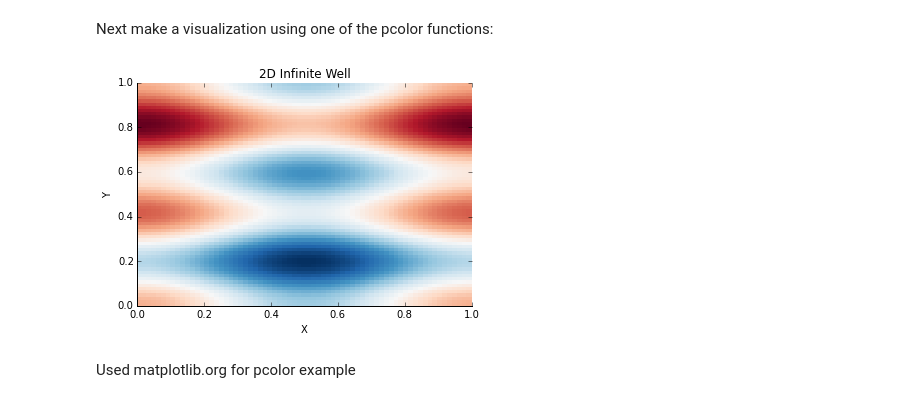
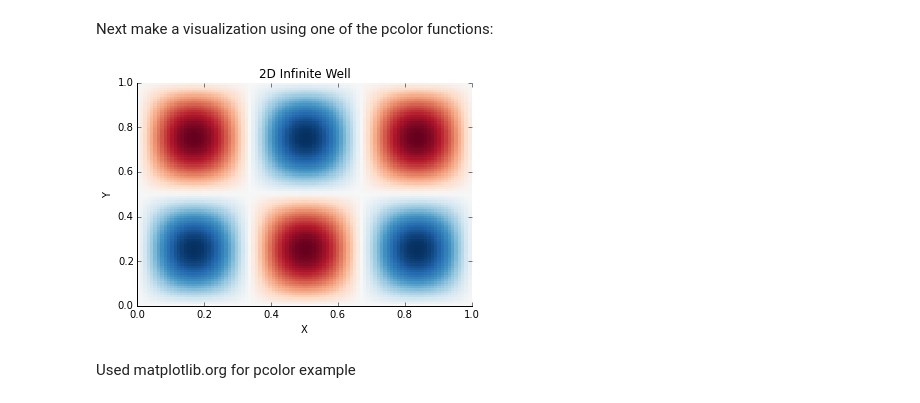
Before and after one commit to nproctor/phys202-2015-work, a Jupyter notebook: assignments/assignment05/MatplotlibEx03.ipynb, the cells around one changed output. Drawn from its saved outputs; the diff is of its cells as text; code cells hidden in the pictures.

```diff
--- a/assignments/assignment05/MatplotlibEx03.ipynb
+++ b/assignments/assignment05/MatplotlibEx03.ipynb
@@ -73,29 +73,29 @@ Next make a visualization using one of the pcolor functions:
 # %%
 res = 70
 # Because pcolor resolution depends on the size of psi and psi2 arrays
 # I label a new variable "res"
 # Greater "res" allows for greater resolution
-psi = well2d(np.linspace(0,1,res), np.linspace(0,1,res), 1, 1)
-psi2 = well2d(np.linspace(0,1,res), np.linspace(0,1,res), nx, ny)
+psi2 = well2d(X, Y, nx, ny, L)
 
 #Create matrix for "z" argument
 z = sum(np.meshgrid(psi, psi2))
 #Set colors for max/min contours (note: for this problem, this is unnecessary. It defaults the same values.)
-maxd = np.amax(z)
-mind = np.amin(z)
+maxd = np.amax(psi2)
+mind = np.amin(psi2)
 
 #Call the graph x, y are the lengths of the box, z is the function matrix values
-plt.pcolor(np.linspace(0,L,res), np.linspace(0,L,res), z, cmap='RdBu', vmin=mind, vmax=maxd)
+plt.pcolor(X, Y, psi2, cmap='RdBu', vmin=mind, vmax=maxd)
 
 #Style Graph
 plt.xlabel("X")
 plt.ylabel("Y")
 plt.title("2D Infinite Well")
 ax = plt.gca()
 ax.spines['right'].set_color('none')
 ax.spines['top'].set_color('none')
+plt.show()
 # %% [output]
-[figure, old version]
+[figure, new version]
 # %%
 assert True # use this cell for grading the pcolor plot
 # %% [markdown]
```
Also changed, not shown: 3 other files.
